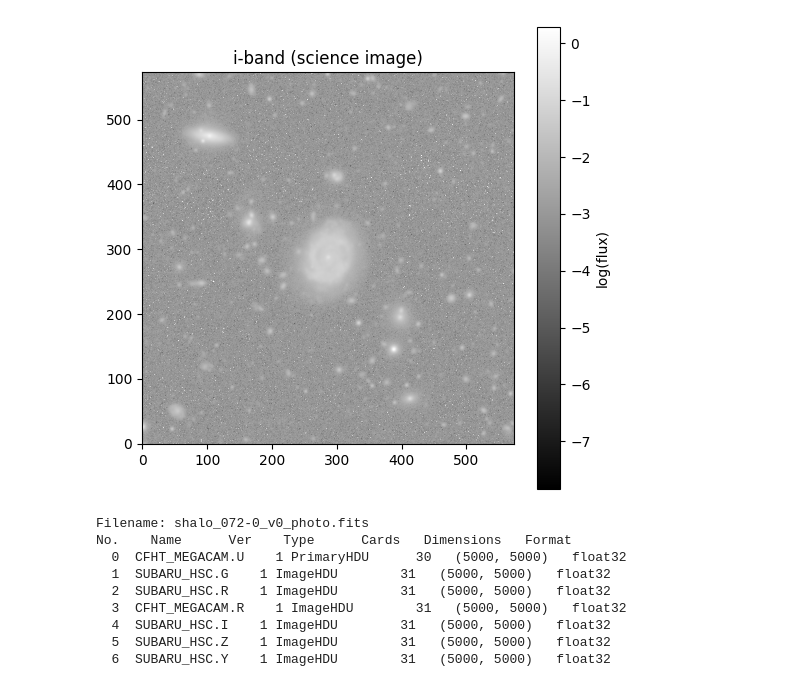
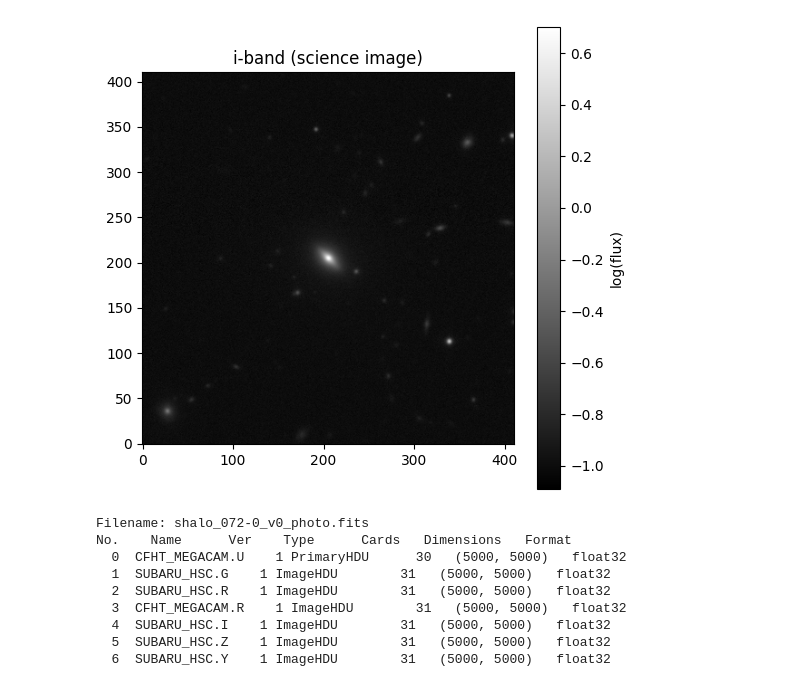
Before and after one commit to diegomiura/Hyrax-Research, a Jupyter notebook: random/hsc_testing.ipynb, the cells around one changed output. Drawn from its saved outputs; the diff is of its cells as text; code cells hidden in the pictures.

```diff
--- a/random/hsc_testing.ipynb
+++ b/random/hsc_testing.ipynb
@@ -4,7 +4,7 @@ import matplotlib.pyplot as plt
 import numpy as np
 
 # Load your FITS file
-filename = 'images/shalo_091-503737_v3_HSC_GRIZY.fits'
+filename = '../stuff/split_images/72_1_Y_v2_hsc_realistic.fits'
 hdulist = fits.open(filename)
 hdulist.info()
 # %% [output]
@@ -28,15 +14,15 @@ No.    Name      Ver    Type      Cards   Dimensions   Format
 # %%
 # Load the i-band science image
-data = hdulist['SUBARU_HSC.I'].data
+data = hdulist['SUBARU_HSC.Y'].data
 
 # Display it with a log stretch
 plt.figure(figsize=(6, 6))
-plt.imshow(np.log10(data + 1e-3), cmap='gray', origin='lower')
+plt.imshow(np.log10(data + 1e-1), cmap='gray', origin='lower')
 plt.colorbar(label='log(flux)')
 plt.title('i-band (science image)')
 plt.show()
 # %% [output]
-[figure, old version]
+[figure, new version]
 # %%
 # Load your FITS file
 filename = 'images/shalo_072-0_v0_photo.fits'
```
Also changed, not shown: parts of 1 cell of this notebook, 5 other files.
